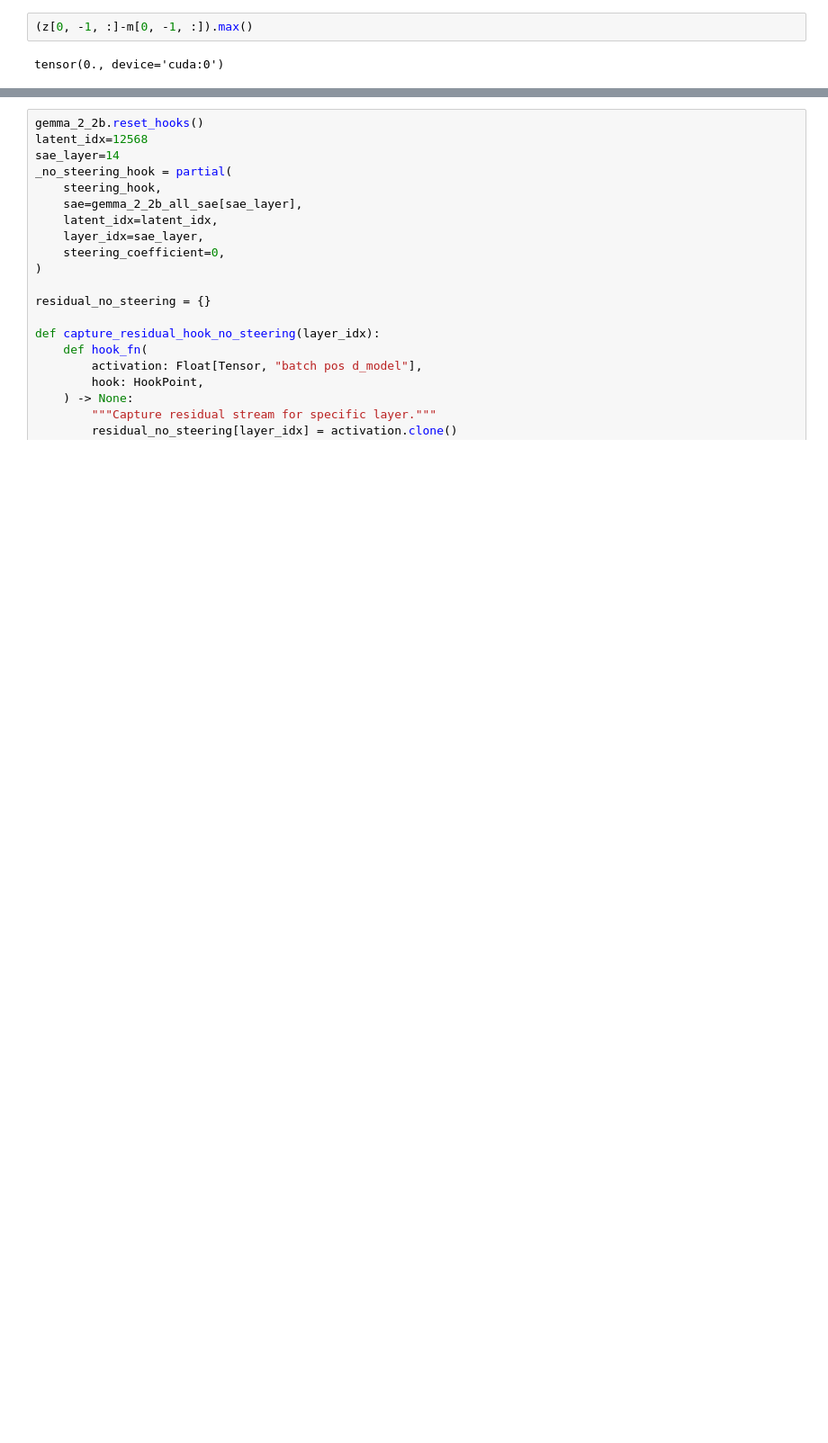
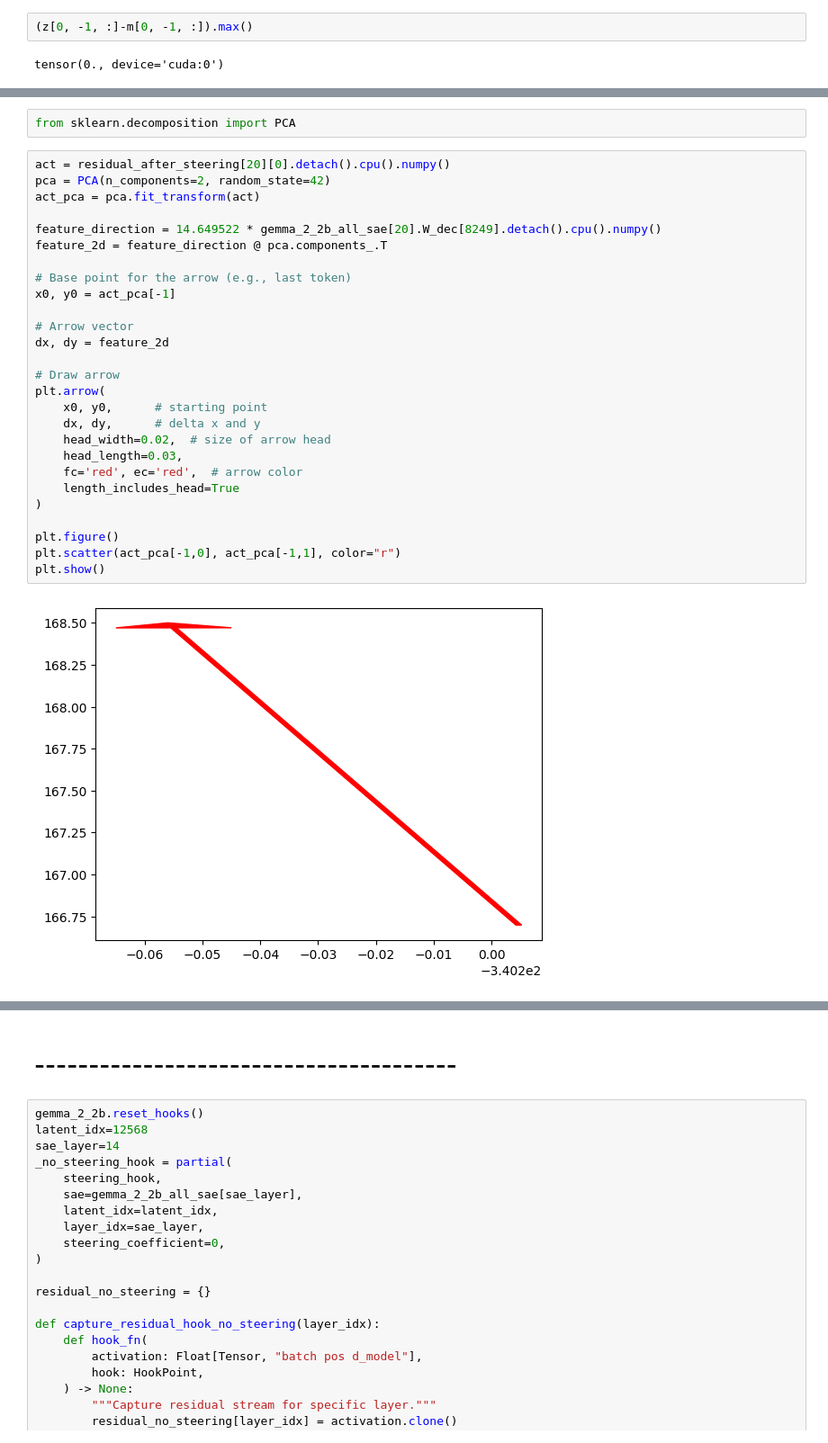
Before and after one commit to PRYtheSheep/fyp, a Jupyter notebook: gemme_test.ipynb, the cells around one changed output, grey strips where cells are left out. Shown at 90% size. Saved outputs shown, nothing was run; the diff lists cells and outputs as text; blank space fills up the shorter version.

```diff
--- a/gemme_test.ipynb
+++ b/gemme_test.ipynb
@@ -574,0 +587,31 @@ tensor(0.0003, device='cuda:0', grad_fn=<MinBackward1>) tensor(3.3740, device='c
+# %%
+from sklearn.decomposition import PCA
+# %%
+act = residual_after_steering[20][0].detach().cpu().numpy()
+pca = PCA(n_components=2, random_state=42)
+act_pca = pca.fit_transform(act)
+
+feature_direction = 14.649522 * gemma_2_2b_all_sae[20].W_dec[8249].detach().cpu().numpy()
+feature_2d = feature_direction @ pca.components_.T
+
+# Base point for the arrow (e.g., last token)
+x0, y0 = act_pca[-1]
+
+# Arrow vector
+dx, dy = feature_2d
+
+# Draw arrow
+plt.arrow(
+    x0, y0,      # starting point
+    dx, dy,      # delta x and y
+    head_width=0.02,  # size of arrow head
+    head_length=0.03,
+    fc='red', ec='red',  # arrow color
+    length_includes_head=True
+)
+
+plt.figure()
+plt.scatter(act_pca[-1,0], act_pca[-1,1], color="r")
+plt.show()
+# %% [output]
+[figure, added]
@@ -575,3 +619,5 @@ tensor(0.0003, device='cuda:0', grad_fn=<MinBackward1>) tensor(3.3740, device='c
+# %% [markdown]
+# ---------------------------------------
 # %%
 gemma_2_2b.reset_hooks()
 latent_idx=12568
```
Also changed, not shown: parts of 29 cells of this notebook, 2 other files.
